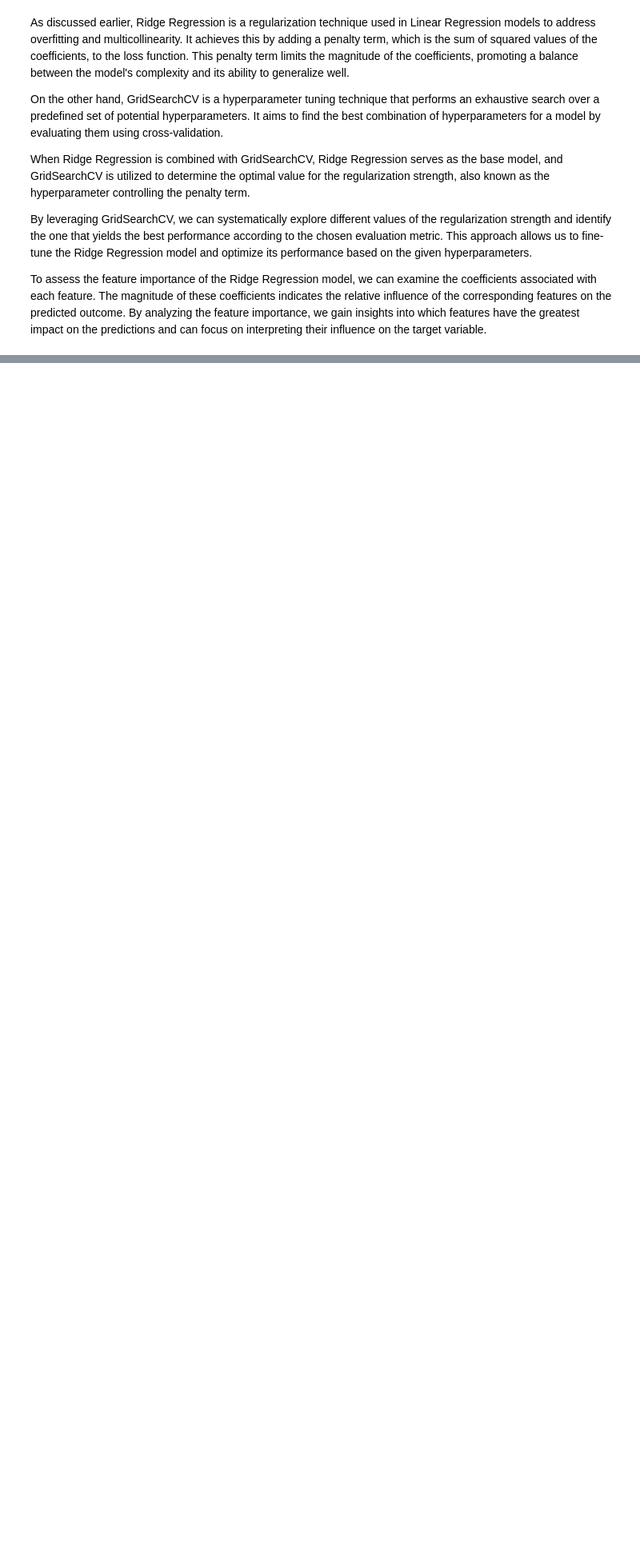
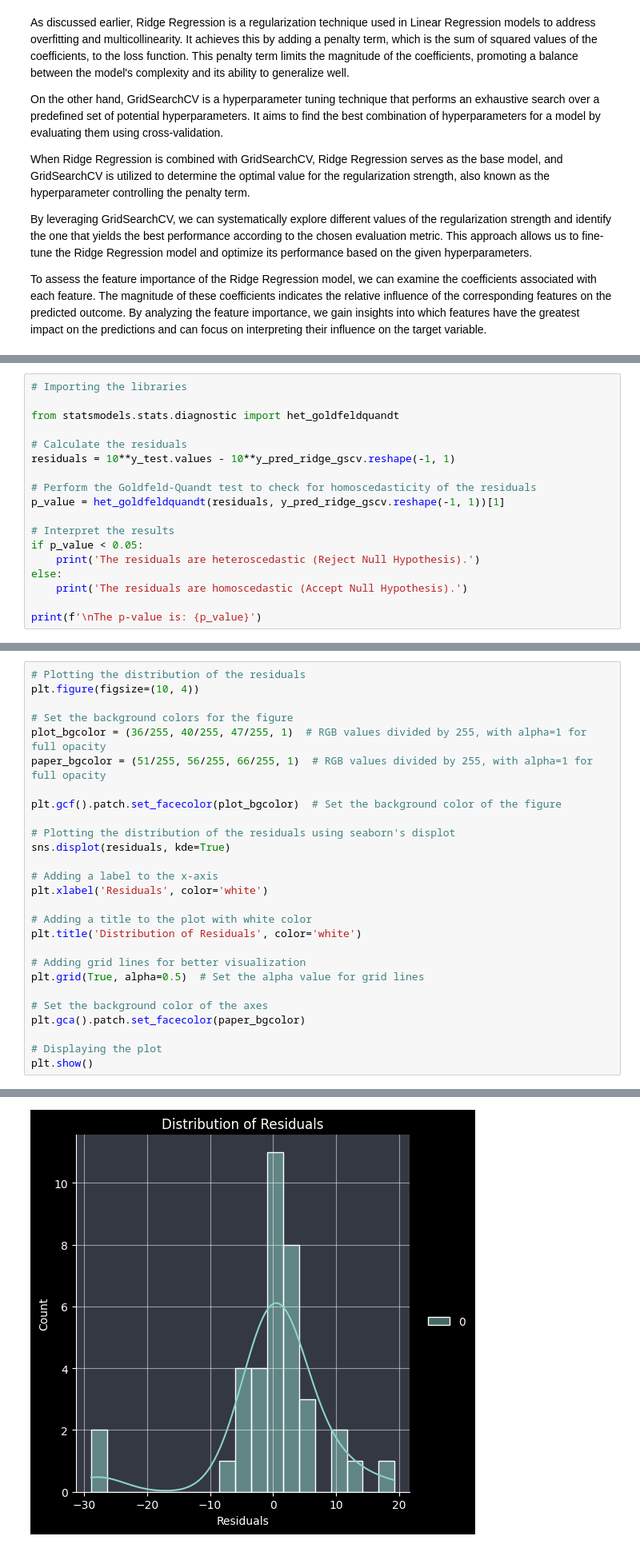
Before and after one commit to Srushti-Rodge/Capstone_Project_ML-Yes_Bank_Stock_Closing_Price_Prediction-, a Jupyter notebook: Capstone_Project_ML(Yes_Bank_Stock_Closing_Price_Prediction).ipynb, the cells around one changed output, grey strips where cells are left out. Shown at 80% size. Saved outputs shown, nothing was run; the diff lists cells and outputs as text; blank space fills up the shorter version.

```diff
--- a/Capstone_Project_ML(Yes_Bank_Stock_Closing_Price_Prediction).ipynb
+++ b/Capstone_Project_ML(Yes_Bank_Stock_Closing_Price_Prediction).ipynb
@@ -1730,0 +1811,18 @@ To assess the feature importance of the Ridge Regression model, we can examine t
+# %%
+# Importing the libraries
+
+from statsmodels.stats.diagnostic import het_goldfeldquandt
+
+# Calculate the residuals
+residuals = 10**y_test.values - 10**y_pred_ridge_gscv.reshape(-1, 1)
+
+# Perform the Goldfeld-Quandt test to check for homoscedasticity of the residuals
+p_value = het_goldfeldquandt(residuals, y_pred_ridge_gscv.reshape(-1, 1))[1]
+
+# Interpret the results
+if p_value < 0.05:
+    print('The residuals are heteroscedastic (Reject Null Hypothesis).')
+else:
+    print('The residuals are homoscedastic (Accept Null Hypothesis).')
+
+print(f'\nThe p-value is: {p_value}')
@@ -1730,0 +1974,28 @@ To assess the feature importance of the Ridge Regression model, we can examine t
+# %%
+# Plotting the distribution of the residuals
+plt.figure(figsize=(10, 4))
+
+# Set the background colors for the figure
+plot_bgcolor = (36/255, 40/255, 47/255, 1)  # RGB values divided by 255, with alpha=1 for full opacity
+paper_bgcolor = (51/255, 56/255, 66/255, 1)  # RGB values divided by 255, with alpha=1 for full opacity
+
+plt.gcf().patch.set_facecolor(plot_bgcolor)  # Set the background color of the figure
+
+# Plotting the distribution of the residuals using seaborn's displot
+sns.displot(residuals, kde=True)
+
+# Adding a label to the x-axis
+plt.xlabel('Residuals', color='white')
+
+# Adding a title to the plot with white color
+plt.title('Distribution of Residuals', color='white')
+
+# Adding grid lines for better visualization
+plt.grid(True, alpha=0.5)  # Set the alpha value for grid lines
+
+# Set the background color of the axes
+plt.gca().patch.set_facecolor(paper_bgcolor)
+
+# Displaying the plot
+plt.show()
+# %% [output]
@@ -1730,0 +2003 @@ To assess the feature importance of the Ridge Regression model, we can examine t
+[figure, added]
```
Also changed, not shown: parts of 40 cells of this notebook.
